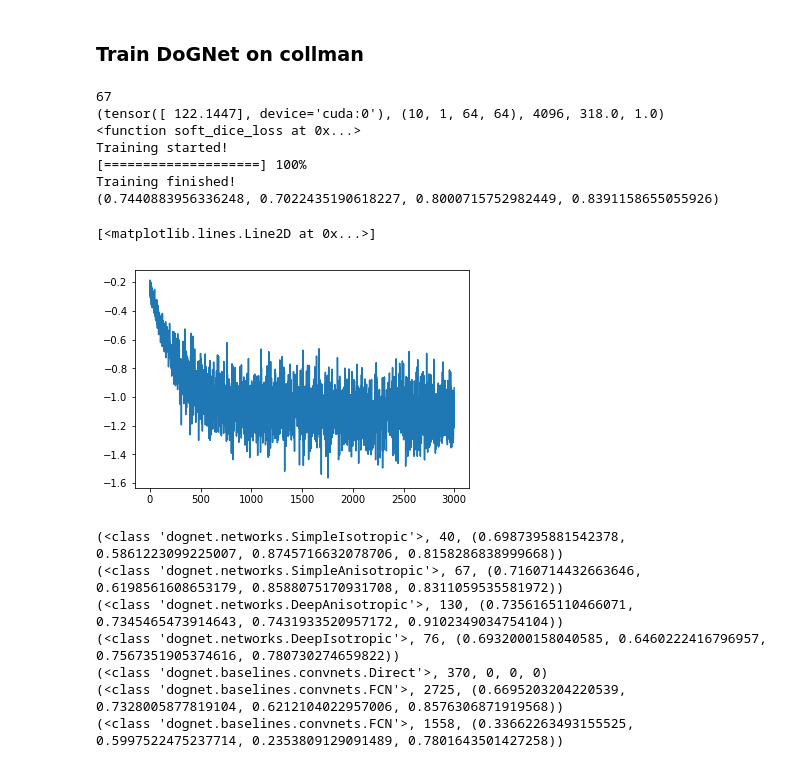
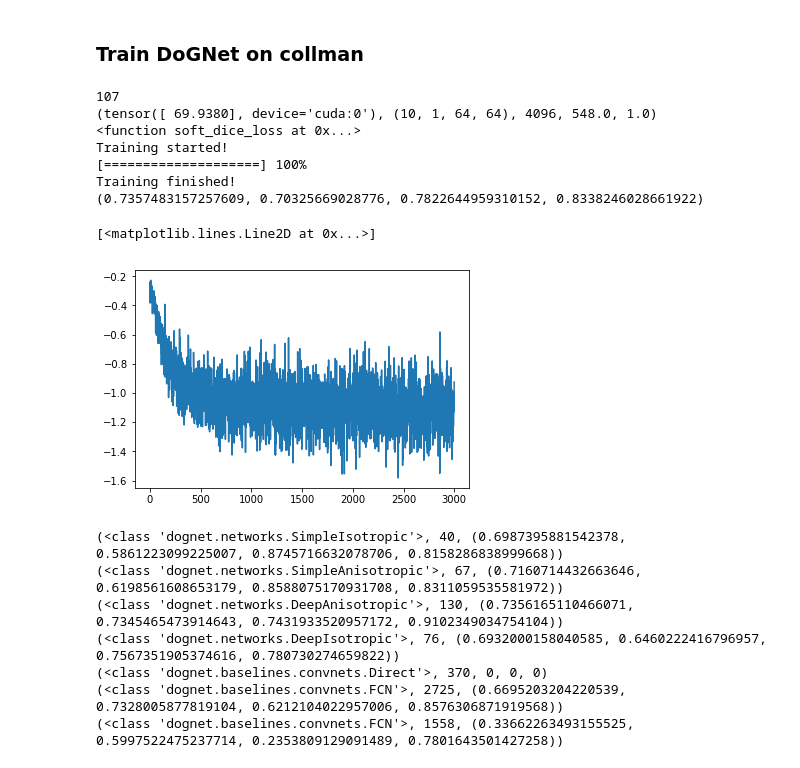
Before and after one commit to kulikovv/dognet, a Jupyter notebook: notebooks/collman15.ipynb, the cells around one changed output. Saved outputs shown, nothing was run; the diff lists cells and outputs as text; code cells hidden in the pictures.

```diff
--- a/notebooks/collman15.ipynb
+++ b/notebooks/collman15.ipynb
@@ -68,6 +68,8 @@ def estimate_quality(collman,net,layer,slices=[2,3,4,5,6],th=0.4):
     mrecall=[]
     mf1_score=[]
     auc_score=[]
+    dic=[]
+
     for s in slices:
         y  = inference(net,collman[:,s-2:s+2].mean(axis=1))
         y_gt = make_labels(collman[:,0],np.array(layer[s])[:,0],np.array(layer[s])[:,1])
@@ -78,36 +80,42 @@ def estimate_quality(collman,net,layer,slices=[2,3,4,5,6],th=0.4):
         #print(gt_pts)
         coords = np.array([ list(p.centroid) for p in regionprops(label(y[0,0]>th)) if p.area>5])
         #print(coords)
-        dog_pts = np.array([coords[:,1],coords[:,0]]).transpose(1,0)
+        if coords.size == 0:
+            print("empty")
+            dog_pts = np.array()
+        else:
+            dog_pts = np.array([coords[:,1],coords[:,0]]).transpose(1,0)
 
         precision,recall,f1_score,_ = dognet.get_metric(gt_pts,dog_pts,s=10.)
 
         mprecision.append(precision)
         mrecall.append(recall)
         mf1_score.append(f1_score)
+        dic.append(abs(float(gt_pts.shape[0])-float(dog_pts.shape[0])))
 
-    return np.mean(mf1_score),np.mean(mprecision),np.mean(mrecall),np.mean(auc_score)
+    return np.mean(mf1_score),np.mean(mprecision),np.mean(mrecall),np.mean(auc_score),np.mean(dic)
 # %% [markdown]
 ### Train DoGNet on collman
 # %%
 device = torch.device("cuda:0" if torch.cuda.is_available() else "cpu")
-net = dognet.SimpleAnisotropic(3,15,3,2,learn_amplitude=False).to(device)
+#net = dognet.SimpleAnisotropic(3,15,3,2,learn_amplitude=False).to(device)
+net = dognet.SimpleAnisotropic(3,15,5).to(device)
 net.weights_init()
 
 print(dognet.get_n_params(net))
 net,errors =dognet.train_routine(net.cuda(),dognet.create_generator(train_images,train_labels),n_iter=3000,margin=5,loss='softdice',lr=0.001)
 print(estimate_quality(collman,net,b,slices=range(4,25)))
 plt.plot(np.log(errors))
 # %% [output]
-67
-(tensor([ 122.1447], device='cuda:0'), (10, 1, 64, 64), 4096, 318.0, 1.0)
+107
+(tensor([ 69.9380], device='cuda:0'), (10, 1, 64, 64), 4096, 548.0, 1.0)
 <function soft_dice_loss at 0x...>
 Training started!
 [====================] 100%
 Training finished!
-(0.7440883956336248, 0.7022435190618227, 0.8000715752982449, 0.8391158655055926)
+(0.7357483157257609, 0.70325669028776, 0.7822644959310152, 0.8338246028661922)
 [<matplotlib.lines.Line2D at 0x...>]
-[figure, old version]
+[figure, new version]
 # %%
 nets =[dognet.SimpleIsotropic(3,15,3),
        dognet.SimpleAnisotropic(3,15,3),
```
Also changed, not shown: parts of 5 cells of this notebook, 9 other files.
